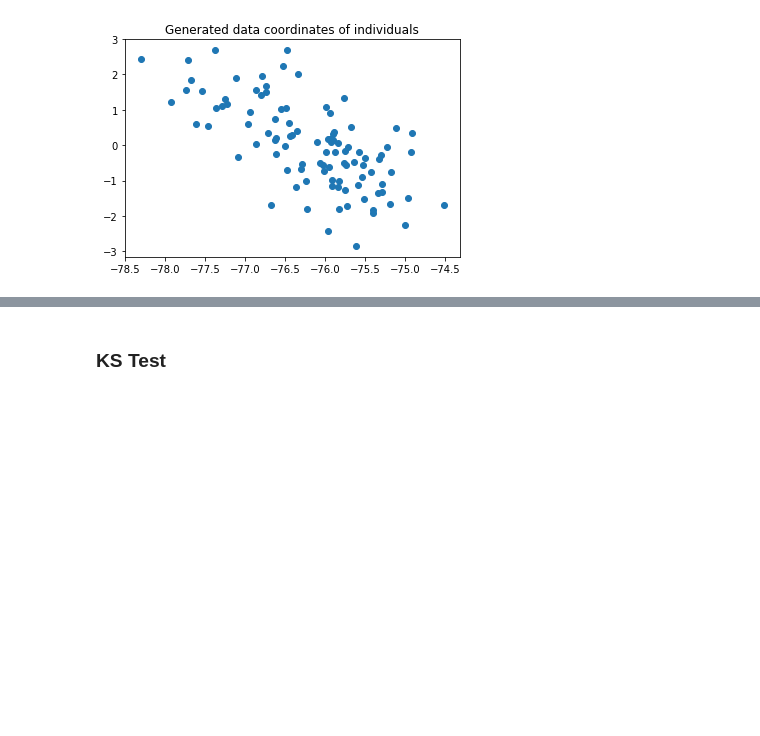
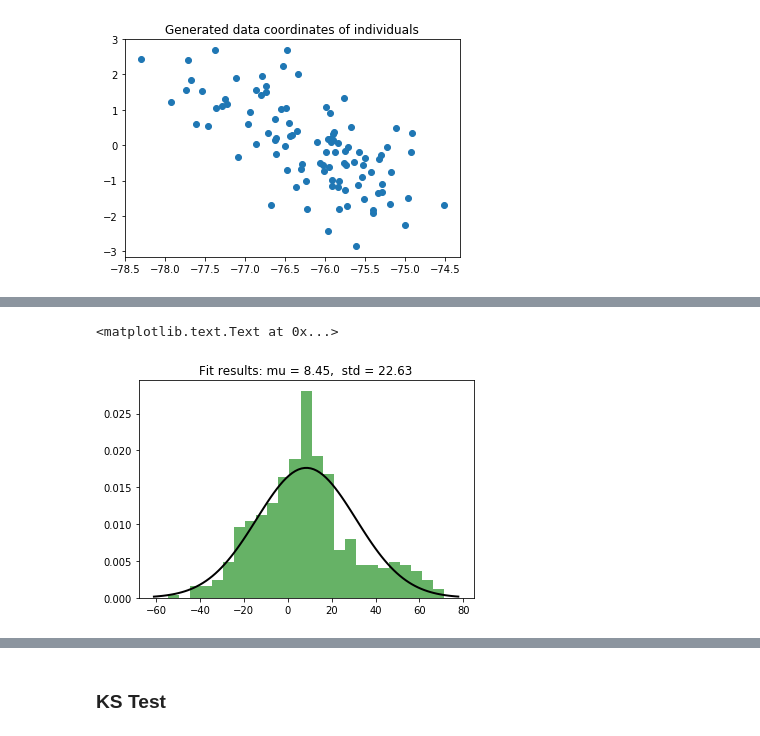
Before and after one commit to thomasgrsp/workaroundmedgan, a Jupyter notebook: notebooks/medgan_pca.ipynb, the cells around one changed output, grey strips where cells are left out. Saved outputs shown, nothing was run; the diff lists cells and outputs as text; code cells hidden in the pictures; blank space fills up the shorter version.

```diff
--- a/notebooks/medgan_pca.ipynb
+++ b/notebooks/medgan_pca.ipynb
@@ -120,0 +138,13 @@ plt.title('Generated data coordinates of individuals')
+# %%
+plt.hist(x_lat,  bins=25, normed=True, alpha=0.6, color='g')
+
+mu_lat, std_lat = norm.fit(x_lat)
+xmin_lat, xmax_lat = plt.xlim()
+vec_lat = np.linspace(xmin_lat, xmax_lat, 100)
+p_lat = norm.pdf(vec_lat, mu_lat, std_lat)
+plt.plot(vec_lat, p_lat, 'k', linewidth=2)
+title = "Fit results: mu = %.2f,  std = %.2f" % (mu_lat, std_lat)
+plt.title(title)
+# %% [output]
+<matplotlib.text.Text at 0x...>
+[figure, added]
```
Also changed, not shown: parts of 7 cells of this notebook, 2 other files.
